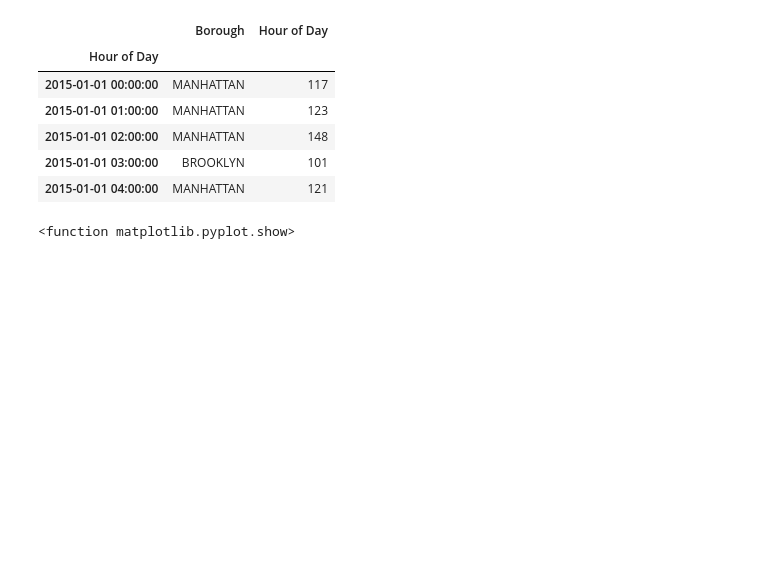
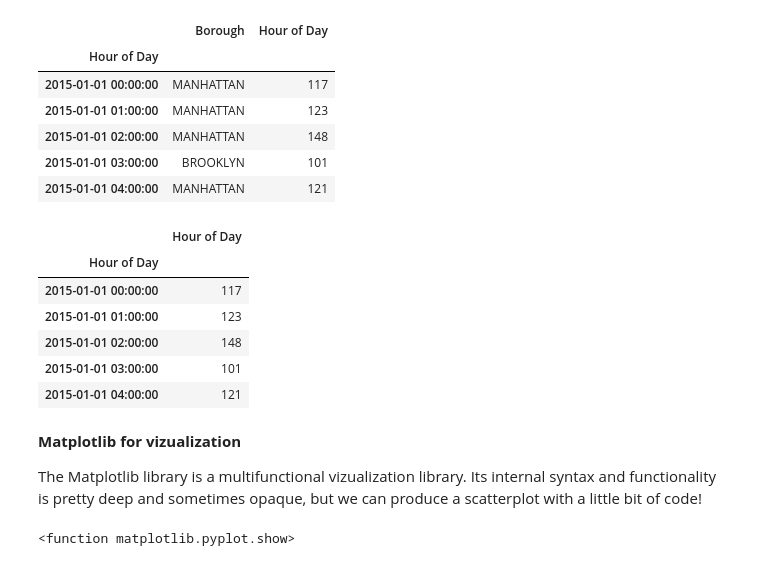
Before and after one commit to brian-ho/sci-6354-tutorials, a Jupyter notebook: Python/SCI-6354 Python Tutorial.ipynb, the cells around one changed output. Cells and saved outputs as stored; diff of their text form; code cells hidden in the pictures; blank space fills up the shorter version.

```diff
--- a/Python/SCI-6354 Python Tutorial.ipynb
+++ b/Python/SCI-6354 Python Tutorial.ipynb
@@ -568,6 +584,21 @@ pivot.head()
 | 2015-01-01 02:00:00 | MANHATTAN | 148 |
 | 2015-01-01 03:00:00 | BROOKLYN | 101 |
 | 2015-01-01 04:00:00 | MANHATTAN | 121 |
+# %%
+# Alternatively, we can use Panda's groupby
+noise_data_2.groupby(["Hour of Day"])["Hour of Day"].count().to_frame().head()
+# %% [output]
+|  | Hour of Day |
+| Hour of Day |  |
+| 2015-01-01 00:00:00 | 117 |
+| 2015-01-01 01:00:00 | 123 |
+| 2015-01-01 02:00:00 | 148 |
+| 2015-01-01 03:00:00 | 101 |
+| 2015-01-01 04:00:00 | 121 |
+# %% [markdown]
+**Matplotlib for vizualization**
+
+The Matplotlib library is a multifunctional vizualization library. Its internal syntax and functionality is pretty deep and sometimes opaque, but we can produce a scatterplot with a little bit of code!
 # %%
 # Bring in the matplotlib plotting library
 import matplotlib.pyplot as plt
```
Also changed, not shown: parts of 19 cells of this notebook.
